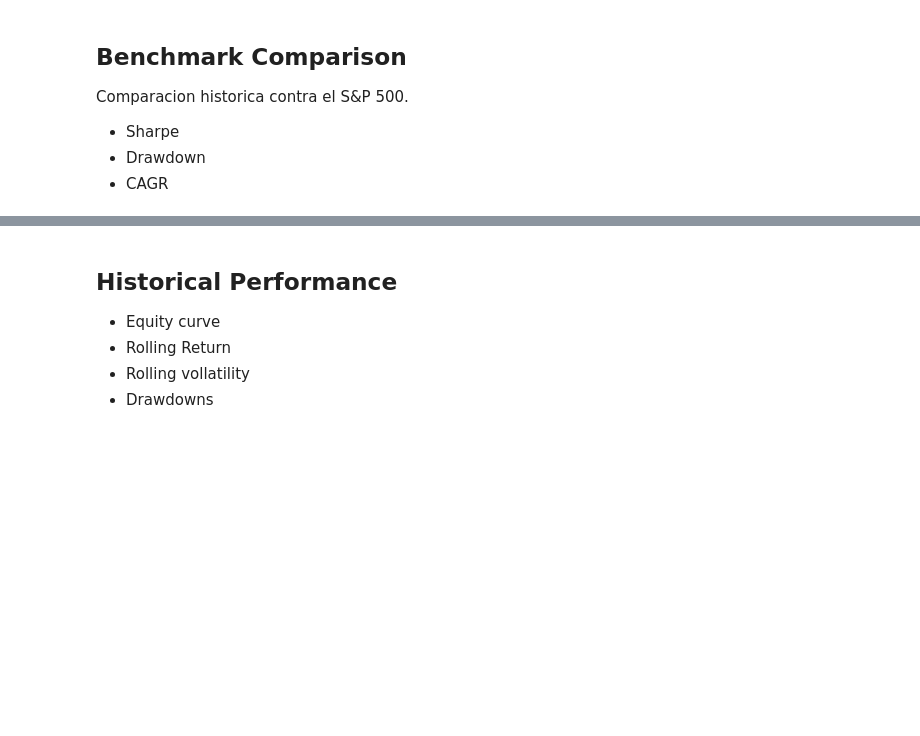
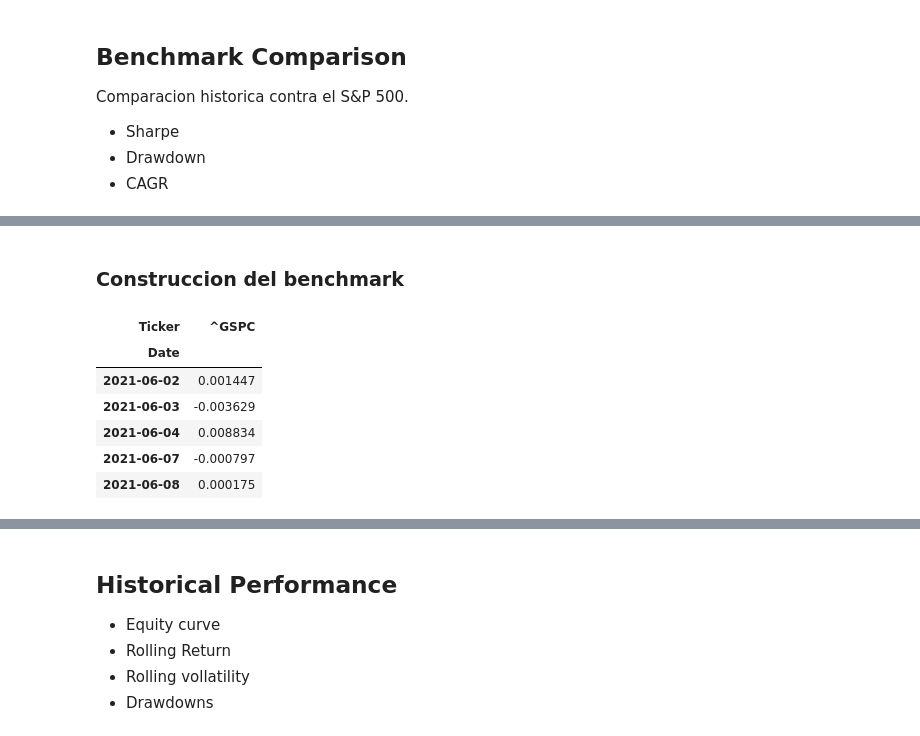
Before and after one commit to Nicosuarezso/portfolio-optimization, a Jupyter notebook: notebooks/04_risk_analysis.ipynb, the cells around one changed output, grey strips where cells are left out. Cells and saved outputs as stored; diff of their text form; code cells hidden in the pictures; blank space fills up the shorter version.

```diff
--- a/notebooks/04_risk_analysis.ipynb
+++ b/notebooks/04_risk_analysis.ipynb
@@ -476,0 +483,18 @@ Comparacion historica contra el S&P 500.
+# %% [markdown]
+### Construccion del benchmark
+# %%
+benchmark_returns = (
+    benchmark_prices
+    .pct_change()
+    .dropna()
+)
+
+benchmark_returns.head()
+# %% [output]
+| Ticker | ^GSPC |
+| Date |  |
+| 2021-06-02 | 0.001447 |
+| 2021-06-03 | -0.003629 |
+| 2021-06-04 | 0.008834 |
+| 2021-06-07 | -0.000797 |
+| 2021-06-08 | 0.000175 |
```
Also changed, not shown: parts of 10 cells of this notebook.
